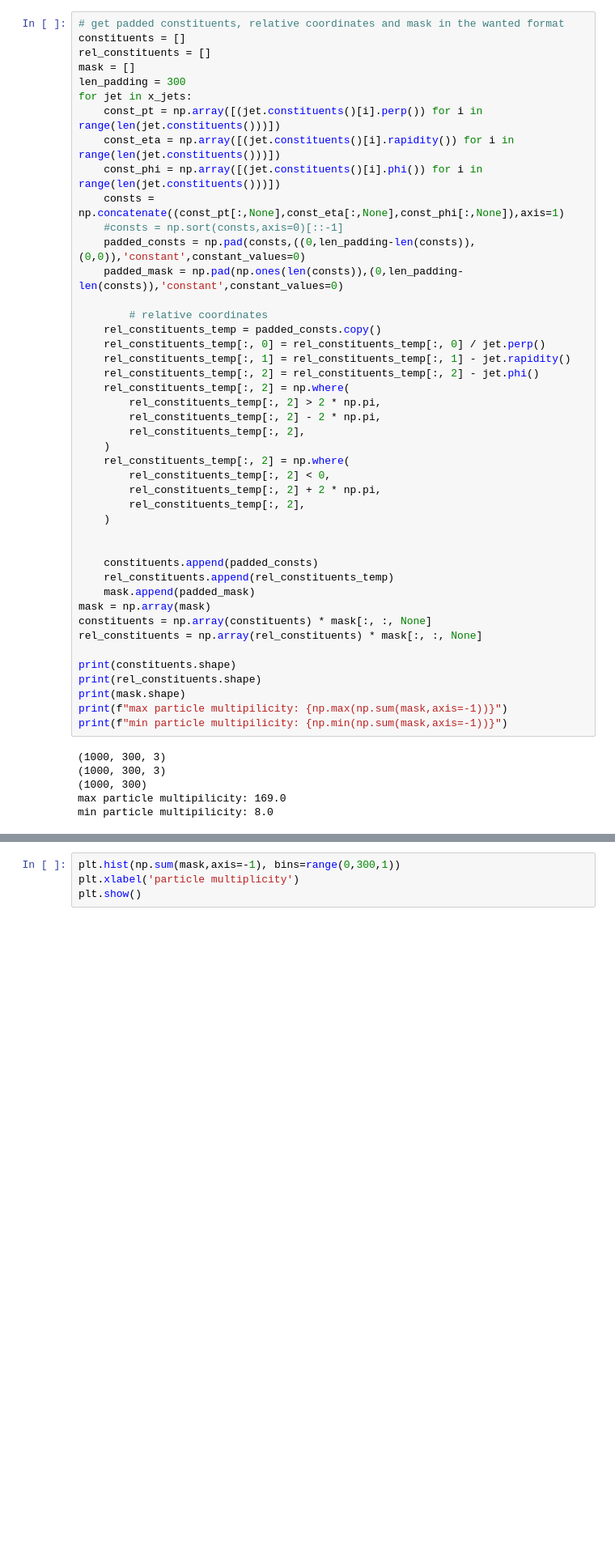
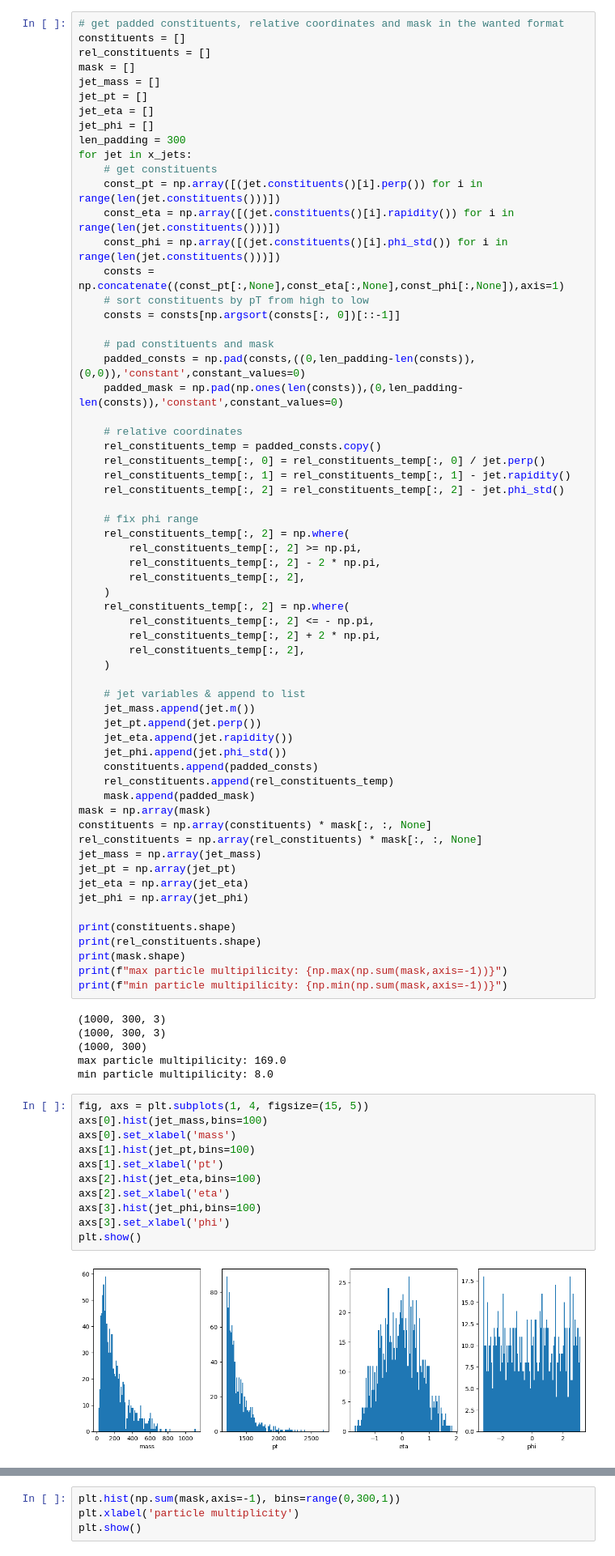
Before and after one commit to ewencedr/FastJet-LHCO, a Jupyter notebook: LHCO_data.ipynb, the cells around one changed output, grey strips where cells are left out. Shown at 81% size. Drawn from its saved outputs; the diff is of its cells as text; blank space fills up the shorter version.

```diff
--- a/LHCO_data.ipynb
+++ b/LHCO_data.ipynb
@@ -420,39 +435,57 @@ print(constituents)
 constituents = []
 rel_constituents = []
 mask = []
+jet_mass = []
+jet_pt = []
+jet_eta = []
+jet_phi = []
 len_padding = 300
 for jet in x_jets:
+    # get constituents
     const_pt = np.array([(jet.constituents()[i].perp()) for i in range(len(jet.constituents()))])
     const_eta = np.array([(jet.constituents()[i].rapidity()) for i in range(len(jet.constituents()))])
-    const_phi = np.array([(jet.constituents()[i].phi()) for i in range(len(jet.constituents()))])
+    const_phi = np.array([(jet.constituents()[i].phi_std()) for i in range(len(jet.constituents()))])
     consts = np.concatenate((const_pt[:,None],const_eta[:,None],const_phi[:,None]),axis=1)
-    #consts = np.sort(consts,axis=0)[::-1]
+    # sort constituents by pT from high to low
+    consts = consts[np.argsort(consts[:, 0])[::-1]]
+
+    # pad constituents and mask
     padded_consts = np.pad(consts,((0,len_padding-len(consts)),(0,0)),'constant',constant_values=0)
     padded_mask = np.pad(np.ones(len(consts)),(0,len_padding-len(consts)),'constant',constant_values=0)
 
-        # relative coordinates
+    # relative coordinates
     rel_constituents_temp = padded_consts.copy()
     rel_constituents_temp[:, 0] = rel_constituents_temp[:, 0] / jet.perp()
     rel_constituents_temp[:, 1] = rel_constituents_temp[:, 1] - jet.rapidity()
-    rel_constituents_temp[:, 2] = rel_constituents_temp[:, 2] - jet.phi()
+    rel_constituents_temp[:, 2] = rel_constituents_temp[:, 2] - jet.phi_std()
+
+    # fix phi range
     rel_constituents_temp[:, 2] = np.where(
-        rel_constituents_temp[:, 2] > 2 * np.pi,
+        rel_constituents_temp[:, 2] >= np.pi,
         rel_constituents_temp[:, 2] - 2 * np.pi,
         rel_constituents_temp[:, 2],
     )
     rel_constituents_temp[:, 2] = np.where(
-        rel_constituents_temp[:, 2] < 0,
+        rel_constituents_temp[:, 2] <= - np.pi,
         rel_constituents_temp[:, 2] + 2 * np.pi,
         rel_constituents_temp[:, 2],
     )
 
-
+    # jet variables & append to list
+    jet_mass.append(jet.m())
+    jet_pt.append(jet.perp())
+    jet_eta.append(jet.rapidity())
+    jet_phi.append(jet.phi_std())
     constituents.append(padded_consts)
     rel_constituents.append(rel_constituents_temp)
     mask.append(padded_mask)
 mask = np.array(mask)
 constituents = np.array(constituents) * mask[:, :, None]
 rel_constituents = np.array(rel_constituents) * mask[:, :, None]
+jet_mass = np.array(jet_mass)
+jet_pt = np.array(jet_pt)
+jet_eta = np.array(jet_eta)
+jet_phi = np.array(jet_phi)
 
 print(constituents.shape)
 print(rel_constituents.shape)
@@ -465,6 +498,19 @@ print(f"min particle multipilicity: {np.min(np.sum(mask,axis=-1))}")
 (1000, 300)
 max particle multipilicity: 169.0
 min particle multipilicity: 8.0
+# %%
+fig, axs = plt.subplots(1, 4, figsize=(15, 5))
+axs[0].hist(jet_mass,bins=100)
+axs[0].set_xlabel('mass')
+axs[1].hist(jet_pt,bins=100)
+axs[1].set_xlabel('pt')
+axs[2].hist(jet_eta,bins=100)
+axs[2].set_xlabel('eta')
+axs[3].hist(jet_phi,bins=100)
+axs[3].set_xlabel('phi')
+plt.show()
+# %% [output]
+[figure, added]
 # %%
 print(constituents[5])
 # %% [output]
```
Also changed, not shown: parts of 10 cells of this notebook.
